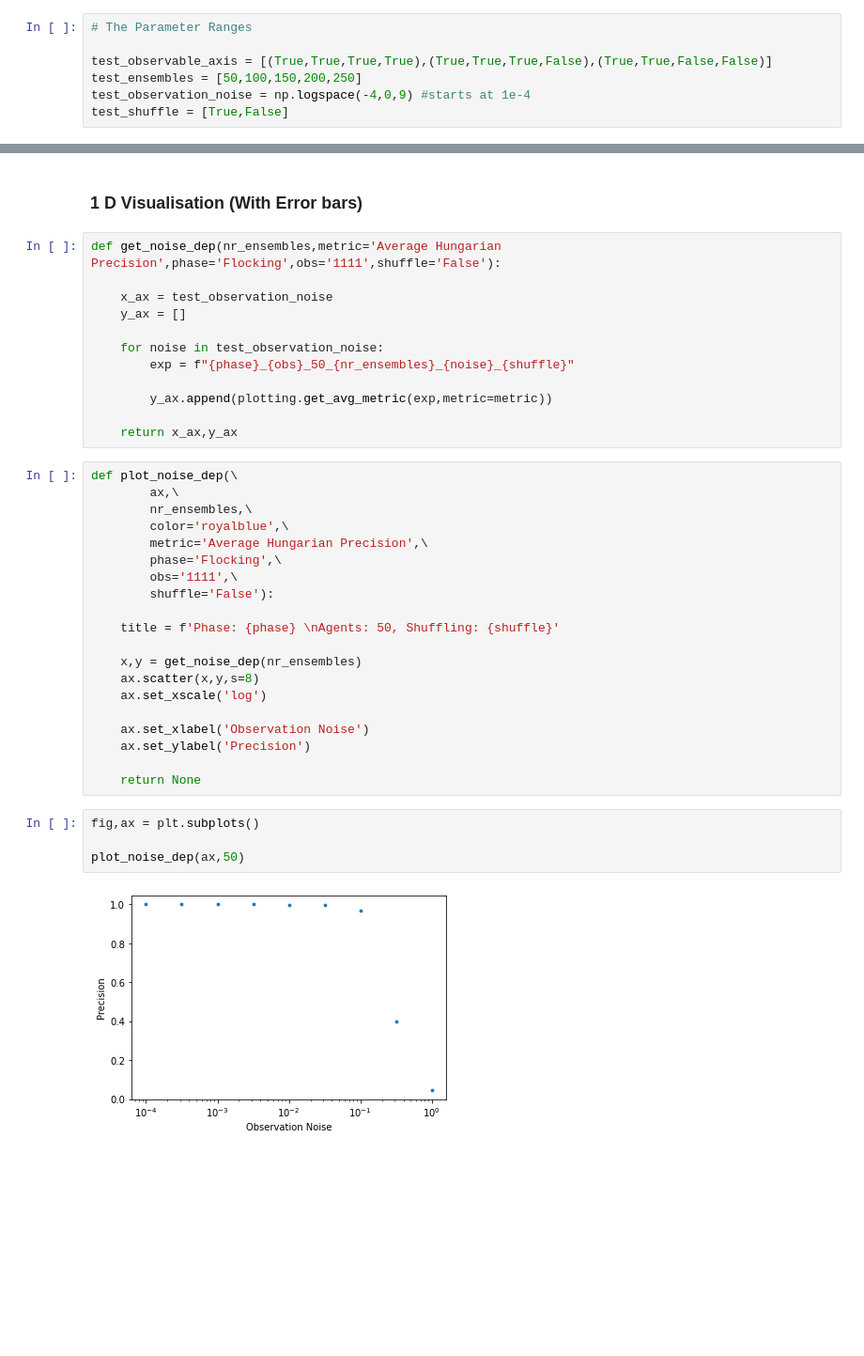
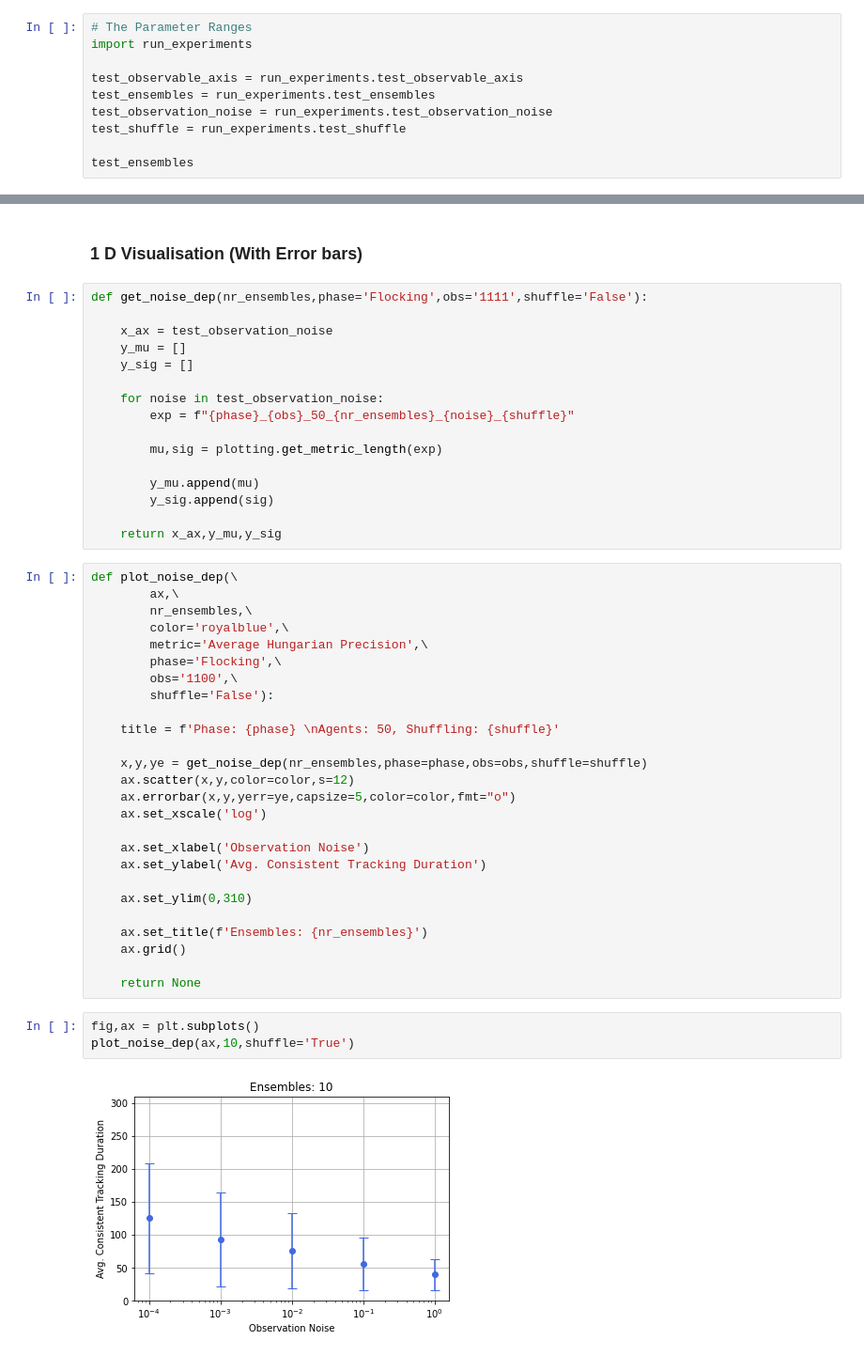
Before and after one commit to simonblaue/vicsek-data-assimilation, a Jupyter notebook: src/Static_Plots.ipynb, the cells around one changed output, grey strips where cells are left out. Shown at 94% size. Cells and saved outputs as stored; diff of their text form; blank space fills up the shorter version.

Commit message:
Notebook for Plotting

```diff
--- a/src/Static_Plots.ipynb
+++ b/src/Static_Plots.ipynb
@@ -41,7 +43,10 @@ for exp in experiments[50:53]:
 # %%
 # The Parameter Ranges
+import run_experiments
 
-test_observable_axis = [(True,True,True,True),(True,True,True,False),(True,True,False,False)]
-test_ensembles = [50,100,150,200,250]
-test_observation_noise = np.logspace(-4,0,9) #starts at 1e-4
-test_shuffle = [True,False]
+test_observable_axis = run_experiments.test_observable_axis
+test_ensembles = run_experiments.test_ensembles
+test_observation_noise = run_experiments.test_observation_noise
+test_shuffle = run_experiments.test_shuffle
+
+test_ensembles
@@ -109,17 +123,21 @@ plot_M(axs[0],axs[1],M,title=title)
 # %% [markdown]
 ### 1 D Visualisation (With Error bars)
 # %%
-def get_noise_dep(nr_ensembles,metric='Average Hungarian Precision',phase='Flocking',obs='1111',shuffle='False'):
+def get_noise_dep(nr_ensembles,phase='Flocking',obs='1111',shuffle='False'):
 
     x_ax = test_observation_noise
-    y_ax = []
+    y_mu = []
+    y_sig = []
 
     for noise in test_observation_noise:
         exp = f"{phase}_{obs}_50_{nr_ensembles}_{noise}_{shuffle}"
 
-        y_ax.append(plotting.get_avg_metric(exp,metric=metric))
+        mu,sig = plotting.get_metric_length(exp)
 
-    return x_ax,y_ax
+        y_mu.append(mu)
+        y_sig.append(sig)
+
+    return x_ax,y_mu,y_sig
 # %%
 def plot_noise_dep(\
         ax,\
@@ -127,22 +145,27 @@ def plot_noise_dep(\
         color='royalblue',\
         metric='Average Hungarian Precision',\
         phase='Flocking',\
-        obs='1111',\
+        obs='1100',\
         shuffle='False'):
 
     title = f'Phase: {phase} \nAgents: 50, Shuffling: {shuffle}'
 
-    x,y = get_noise_dep(nr_ensembles)
-    ax.scatter(x,y,s=8)
+    x,y,ye = get_noise_dep(nr_ensembles,phase=phase,obs=obs,shuffle=shuffle)
+    ax.scatter(x,y,color=color,s=12)
+    ax.errorbar(x,y,yerr=ye,capsize=5,color=color,fmt="o")
     ax.set_xscale('log')
 
     ax.set_xlabel('Observation Noise')
-    ax.set_ylabel('Precision')
+    ax.set_ylabel('Avg. Consistent Tracking Duration')
+
+    ax.set_ylim(0,310)
+
+    ax.set_title(f'Ensembles: {nr_ensembles}')
+    ax.grid()
 
     return None
 # %%
 fig,ax = plt.subplots()
-
-plot_noise_dep(ax,50)
+plot_noise_dep(ax,10,shuffle='True')
 # %% [output]
-[figure, old version]
+[figure, new version]
```
Also changed, not shown: parts of 8 cells of this notebook, 3 other files.
